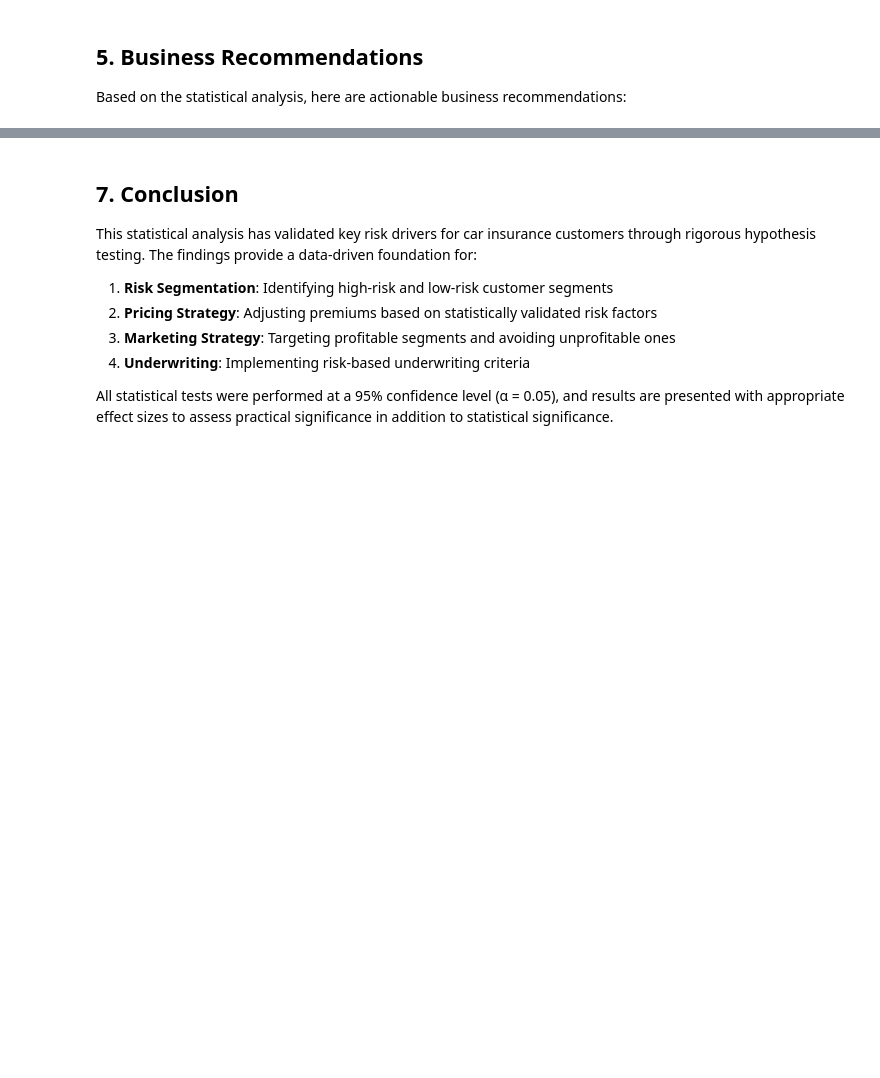
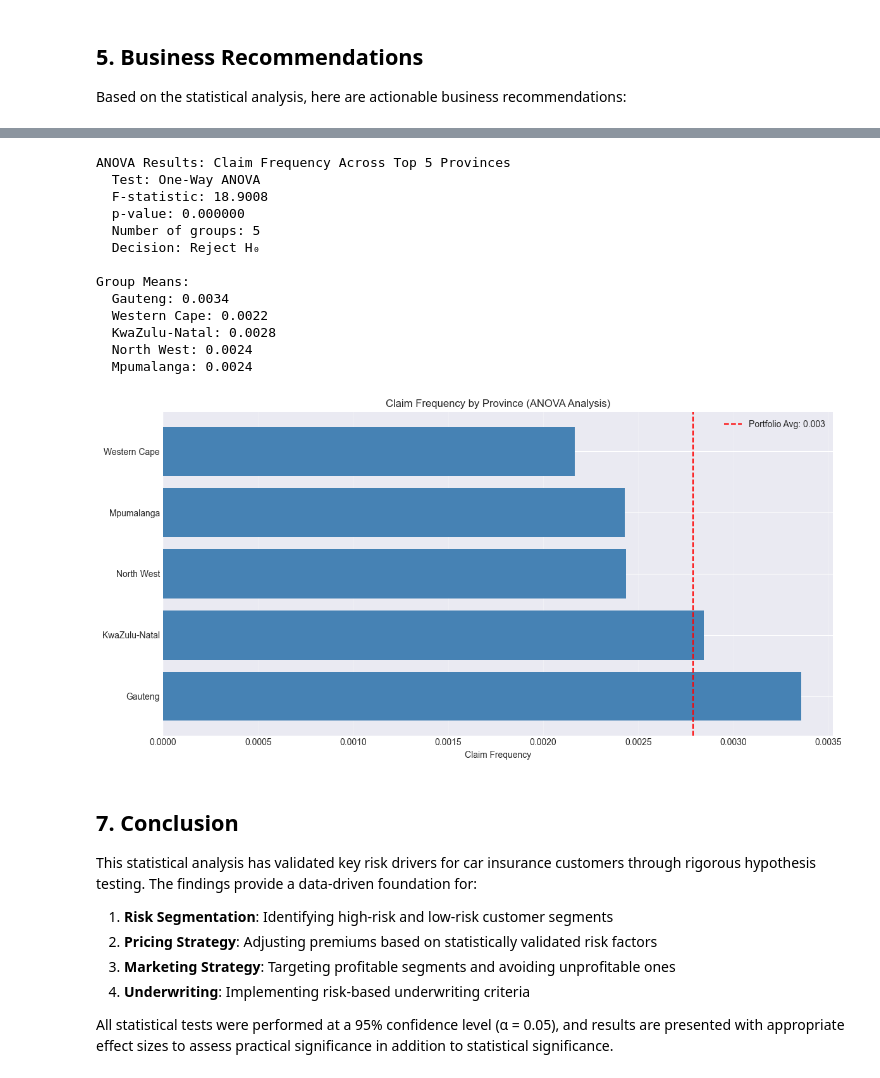
Before and after one commit to dnNatnael/End-to-End-Insurance-Risk-Analytics-Predictive-Modeling, a Jupyter notebook: notebooks/02_statistical_validation.ipynb, the cells around one changed output, grey strips where cells are left out. Drawn from its saved outputs; the diff is of its cells as text; code cells hidden in the pictures; blank space fills up the shorter version.

```diff
--- a/notebooks/02_statistical_validation.ipynb
+++ b/notebooks/02_statistical_validation.ipynb
@@ -655,35 +902,57 @@ for idx, rec in rec_df.iterrows():
 # %%
 # ANOVA: Test claim frequency across all provinces
+# Ensure reports directory exists
+try:
+    reports_dir
+except NameError:
+    reports_dir = PROJECT_ROOT / "reports"
+    reports_dir.mkdir(exist_ok=True)
+
 top_provinces_list = province_summary.head(5)['Province'].values  # Top 5 provinces
 province_groups = {}
 for prov in top_provinces_list:
     province_groups[prov] = df[df['Province'] == prov]
 
 # Perform ANOVA on claim frequency
 anova_results = test_anova(province_groups, 'HasClaim')
 
 print("ANOVA Results: Claim Frequency Across Top 5 Provinces")
 print(f"  Test: {anova_results['test_name']}")
 print(f"  F-statistic: {anova_results['f_statistic']:.4f}")
 print(f"  p-value: {anova_results['p_value']:.6f}")
 print(f"  Number of groups: {anova_results['num_groups']}")
 print(f"  Decision: {anova_results['interpretation']}")
 print(f"\nGroup Means:")
 for prov, mean_val in anova_results['group_means'].items():
     print(f"  {prov}: {mean_val:.4f}")
 
 # Visualization: ANOVA results
 fig, ax = plt.subplots(figsize=(12, 6))
 province_means = pd.Series(anova_results['group_means']).sort_values(ascending=False)
 ax.barh(province_means.index, province_means.values, color='steelblue')
 ax.set_xlabel('Claim Frequency')
 ax.set_title('Claim Frequency by Province (ANOVA Analysis)')
 ax.axvline(claim_frequency_portfolio, color='red', linestyle='--', label=f'Portfolio Avg: {claim_frequency_portfolio:.3f}')
 ax.legend()
 ax.grid(axis='x', alpha=0.3)
 plt.tight_layout()
-plt.savefig('reports/anova_province_analysis.png', dpi=300, bbox_inches='tight')
+plt.savefig(reports_dir / 'anova_province_analysis.png', dpi=300, bbox_inches='tight')
 plt.show()
+# %% [output]
+ANOVA Results: Claim Frequency Across Top 5 Provinces
+  Test: One-Way ANOVA
+  F-statistic: 18.9008
+  p-value: 0.000000
+  Number of groups: 5
+  Decision: Reject H₀
+
+Group Means:
+  Gauteng: 0.0034
+  Western Cape: 0.0022
+  KwaZulu-Natal: 0.0028
+  North West: 0.0024
+  Mpumalanga: 0.0024
+[figure, added]
 # %% [markdown]
 ## 7. Conclusion
 
```
Also changed, not shown: parts of 16 cells of this notebook, 4 other files.
